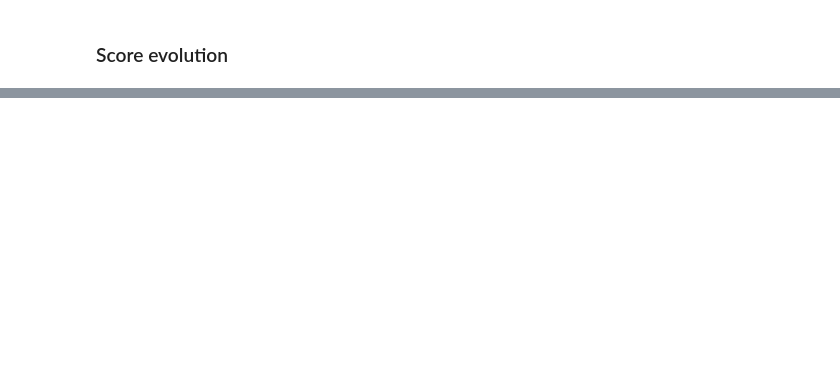
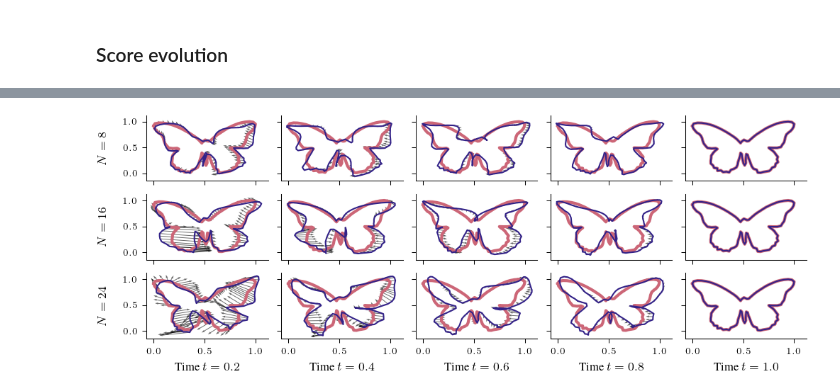
Before and after one commit to libbylbaker/infsdebridge, a Jupyter notebook: sdebridge/notebooks/plot_figures.ipynb, the cells around one changed output, grey strips where cells are left out. Cells and saved outputs as stored; diff of their text form; code cells hidden in the pictures; blank space fills up the shorter version.

```diff
--- a/sdebridge/notebooks/plot_figures.ipynb
+++ b/sdebridge/notebooks/plot_figures.ipynb
@@ -598,0 +560,82 @@ Text(0, 0.5, 'N=24')
+# %%
+from sdebridge.plotting import plot_butterfly_traj_pts, set_style, add_start_to_end
+import matplotlib.pyplot as plt
+import jax.numpy as jnp
+import numpy as np
+
+set_style("full", 3, 5)
+
+backward_traj_8 = jnp.load("../plots_data/backward_traj_8.npy")
+backward_traj_16 = jnp.load("../plots_data/backward_traj_16.npy")
+backward_traj_24 = jnp.load("../plots_data/backward_traj_24.npy")
+
+backward_traj_8 = add_start_to_end(backward_traj_8)
+backward_traj_16 = add_start_to_end(backward_traj_16)
+backward_traj_24 = add_start_to_end(backward_traj_24)
+
+
+score_evals_8 = jnp.load("../plots_data/score_evals_8.npy")
+score_evals_16 = jnp.load("../plots_data/score_evals_16.npy")
+score_evals_24 = jnp.load("../plots_data/score_evals_24.npy")
+
+score_evals_8 = add_start_to_end(score_evals_8)
+score_evals_16 = add_start_to_end(score_evals_16)
+score_evals_24 = add_start_to_end(score_evals_24)
+
+
+def plot_score_grid():
+    fig, ax = plt.subplots(nrows=3, ncols=5, sharex=True, sharey=True)
+
+    ax[0, 0].set_ylabel("$N=8$", labelpad=10)
+    # ax[0, -1].yaxis.set_label_position("right")
+    # ax[0, 0].set_ylabel("$y$-coordinate", fontsize="medium")
+
+    ax[1, 0].set_ylabel("$N=16$", labelpad=10)
+    # ax[1, -1].yaxis.set_label_position("right")
+    # ax[1, 0].set_ylabel("$y$-coordinate", fontsize="medium")
+
+    ax[2, 0].set_ylabel("$N=24$", labelpad=10)
+    # ax[2, -1].yaxis.set_label_position("right")
+    # ax[2, 0].set_ylabel("$y$-coordinate", fontsize="medium")
+
+    # ax[2, 0].set_xlabel("$x$-coordinate", fontsize="medium")
+    # ax[2, 1].set_xlabel("$x$-coordinate", fontsize="medium")
+    # ax[2, 2].set_xlabel("$x$-coordinate", fontsize="medium")
+    # ax[2, 3].set_xlabel("$x$-coordinate", fontsize="medium")
+
+    ax[2, 0].set_xlabel("Time $t=0.2$")
+    ax[2, 1].set_xlabel(fr"Time $t=0.4$")
+    ax[2, 2].set_xlabel(fr"Time $t=0.6$")
+    ax[2, 3].set_xlabel(fr"Time $t=0.8$")
+    ax[2, 4].set_xlabel("Time $t=1.0$")
+
+    def plot_row(traj, score, axs, row, col):
+        time = (col+1)*10
+        axs[row, col].set_xticks((0., 0.5, 1.))
+        axs[row, col].set_yticks((0., 0.5, 1.))
+
+        axs[row, col].plot(traj[0, -1, :, 0], traj[0, -1, :, 1], linewidth=2.0)
+        axs[row, col].plot(traj[0, time, :, 0], traj[0, time, :, 1])
+
+        axs[row, col].quiver(
+            traj[0, time, :, 0],
+            traj[0, time, :, 1],
+            score[col+1, :, 0],
+            score[col+1, :, 1],
+            alpha=0.6, angles='xy', scale_units='xy', scale=0.3
+        )
+        return axs
+
+    for i in range(5):
+        plot_row(backward_traj_8, score_evals_8, ax, 0, i)
+        plot_row(backward_traj_16, score_evals_16, ax, 1, i)
+        plot_row(backward_traj_24, score_evals_24, ax, 2, i)
+
+    fig.align_ylabels()
+    fig.align_xlabels()
+    return fig, ax
+
+fig, ax = plot_score_grid()
+plt.savefig("../figures/butterfly_grid.pdf", dpi=150)
+# %% [output]
+[figure, added]
```
Also changed, not shown: parts of 23 cells of this notebook, 7 other files.
